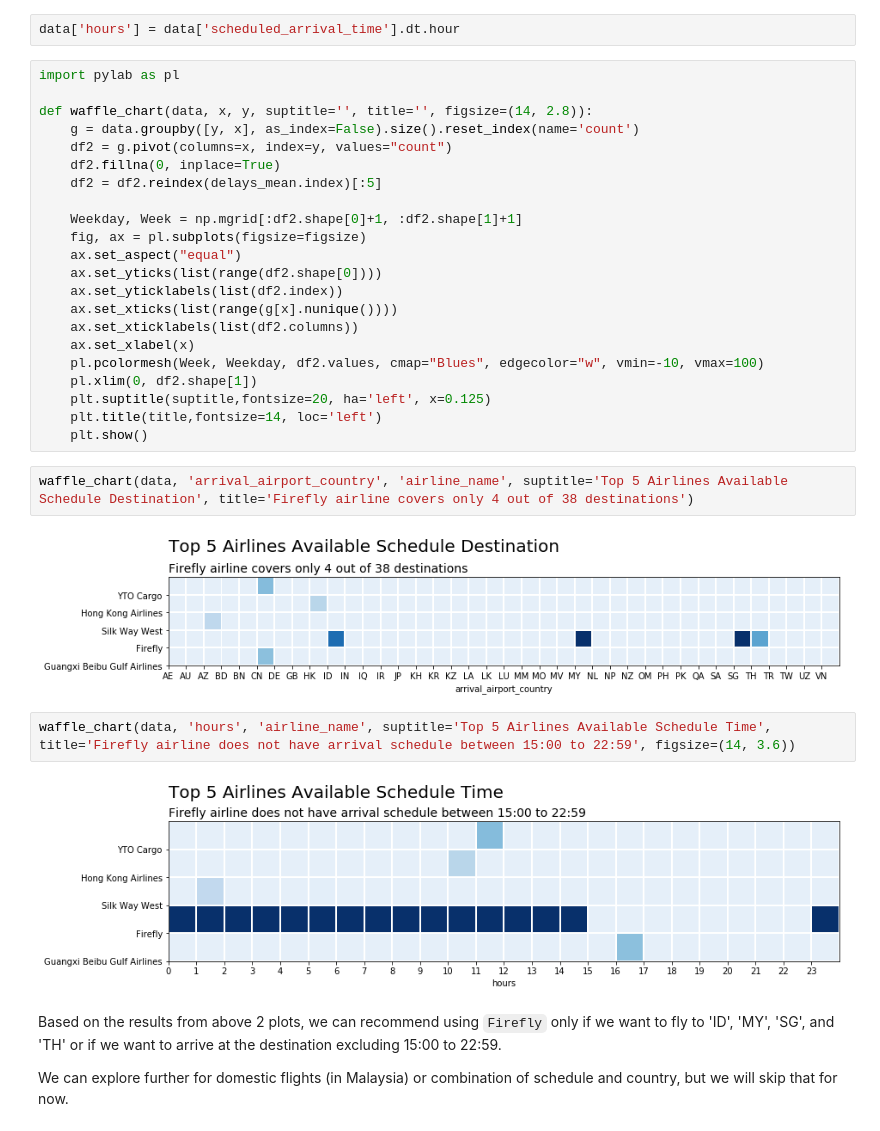
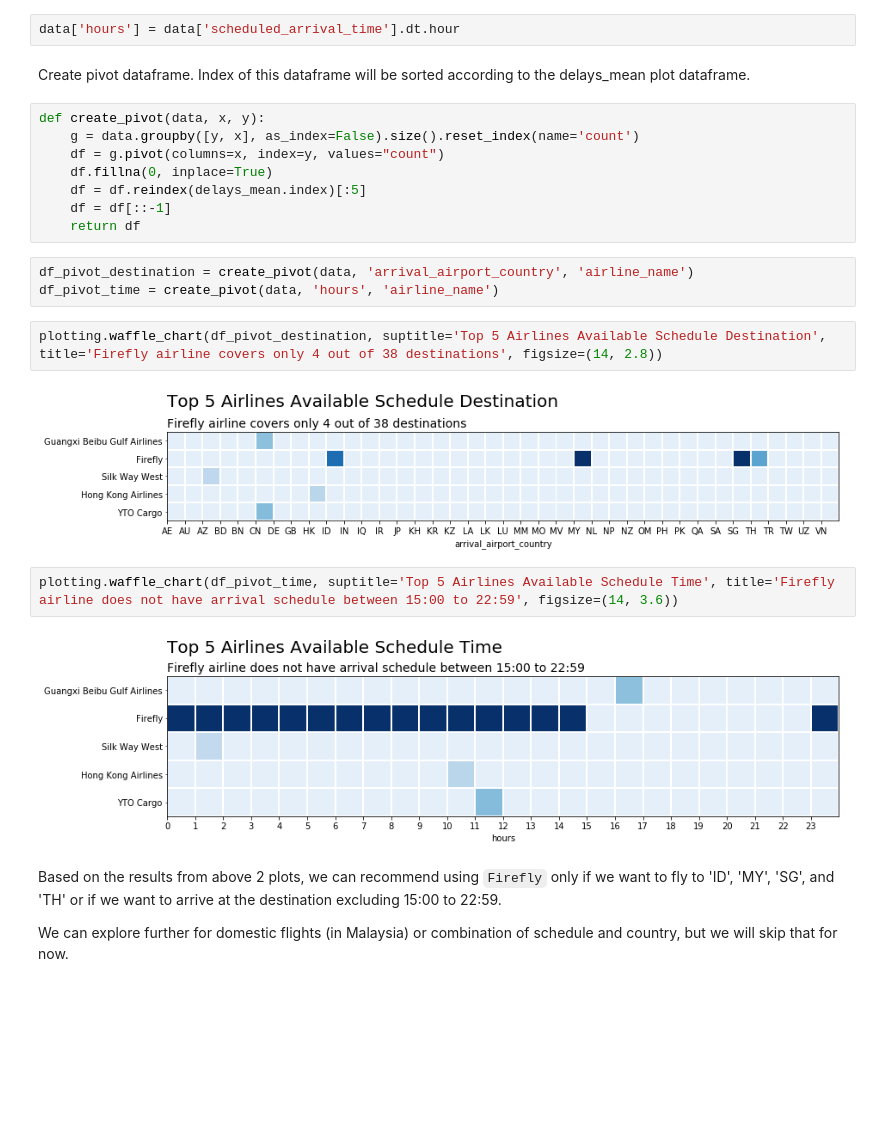
Before and after one commit to gunawanlg/iykra, a Jupyter notebook: Practice Case 04 - Foundation of Machine Learning.ipynb, the cells around one changed output. Cells and saved outputs as stored; diff of their text form; blank space fills up the shorter version.

Commit message:
tidy up waffle chart

```diff
--- a/Practice Case 04 - Foundation of Machine Learning.ipynb
+++ b/Practice Case 04 - Foundation of Machine Learning.ipynb
@@ -325,36 +325,27 @@ From figure above, there are 5 airlines with 0 delays mean, but only 1 out of th
 Next we will rank airlines based on the coverage of destination and times. The destination is from `arrival_airport_country` columns and the schedule coverage is from `scheduled_arrival_time`.
 # %%
 data['hours'] = data['scheduled_arrival_time'].dt.hour
-# %%
-import pylab as pl
-
-def waffle_chart(data, x, y, suptitle='', title='', figsize=(14, 2.8)):
-    g = data.groupby([y, x], as_index=False).size().reset_index(name='count')
-    df2 = g.pivot(columns=x, index=y, values="count")
-    df2.fillna(0, inplace=True)
-    df2 = df2.reindex(delays_mean.index)[:5]
-
-    Weekday, Week = np.mgrid[:df2.shape[0]+1, :df2.shape[1]+1]
-    fig, ax = pl.subplots(figsize=figsize)
-    ax.set_aspect("equal")
-    ax.set_yticks(list(range(df2.shape[0])))
-    ax.set_yticklabels(list(df2.index))
-    ax.set_xticks(list(range(g[x].nunique())))
-    ax.set_xticklabels(list(df2.columns))
-    ax.set_xlabel(x)
-    pl.pcolormesh(Week, Weekday, df2.values, cmap="Blues", edgecolor="w", vmin=-10, vmax=100)
-    pl.xlim(0, df2.shape[1])
-    plt.suptitle(suptitle,fontsize=20, ha='left', x=0.125)
-    plt.title(title,fontsize=14, loc='left')
-    plt.show()
+# %% [markdown]
+Create pivot dataframe. Index of this dataframe will be sorted according to the delays_mean plot dataframe.
+# %%
+def create_pivot(data, x, y):
+    g = data.groupby([y, x], as_index=False).size().reset_index(name='count')
+    df = g.pivot(columns=x, index=y, values="count")
+    df.fillna(0, inplace=True)
+    df = df.reindex(delays_mean.index)[:5]
+    df = df[::-1]
+    return df
+# %%
+df_pivot_destination = create_pivot(data, 'arrival_airport_country', 'airline_name')
+df_pivot_time = create_pivot(data, 'hours', 'airline_name')
 # %%
-waffle_chart(data, 'arrival_airport_country', 'airline_name', suptitle='Top 5 Airlines Available Schedule Destination', title='Firefly airline covers only 4 out of 38 destinations')
+plotting.waffle_chart(df_pivot_destination, suptitle='Top 5 Airlines Available Schedule Destination', title='Firefly airline covers only 4 out of 38 destinations', figsize=(14, 2.8))
 # %% [output]
-[figure, old version]
+[figure, new version]
 # %%
-waffle_chart(data, 'hours', 'airline_name', suptitle='Top 5 Airlines Available Schedule Time', title='Firefly airline does not have arrival schedule between 15:00 to 22:59', figsize=(14, 3.6))
+plotting.waffle_chart(df_pivot_time, suptitle='Top 5 Airlines Available Schedule Time', title='Firefly airline does not have arrival schedule between 15:00 to 22:59', figsize=(14, 3.6))
 # %% [output]
-[figure, old version]
+[figure, new version]
 # %% [markdown]
 Based on the results from above 2 plots, we can recommend using `Firefly` only if we want to fly to 'ID', 'MY', 'SG', and 'TH' or if we want to arrive at the destination excluding 15:00 to 22:59.
 
```
